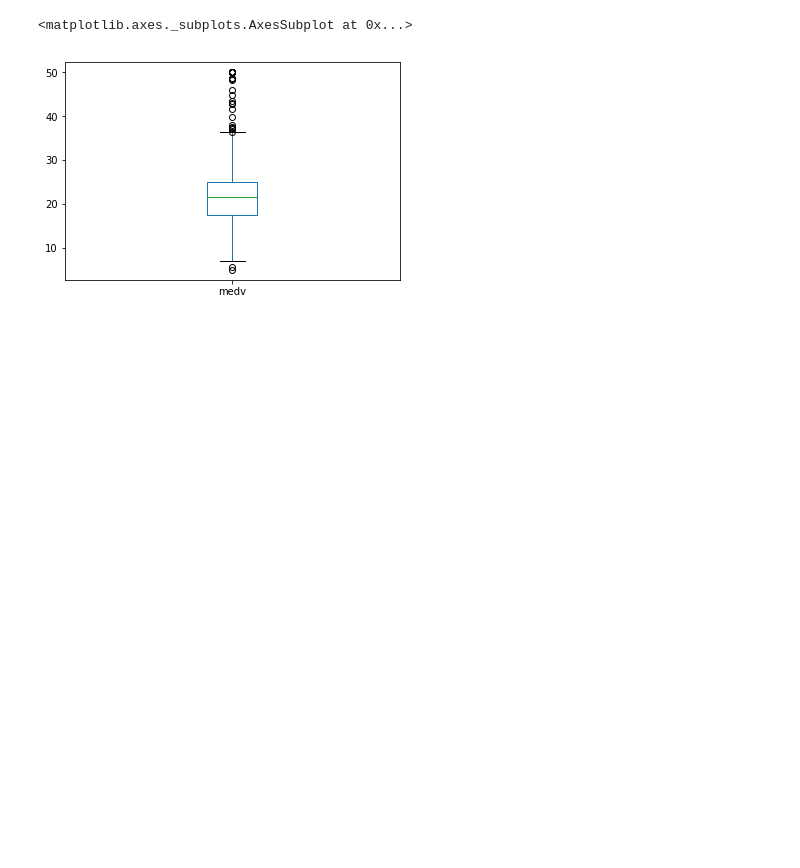
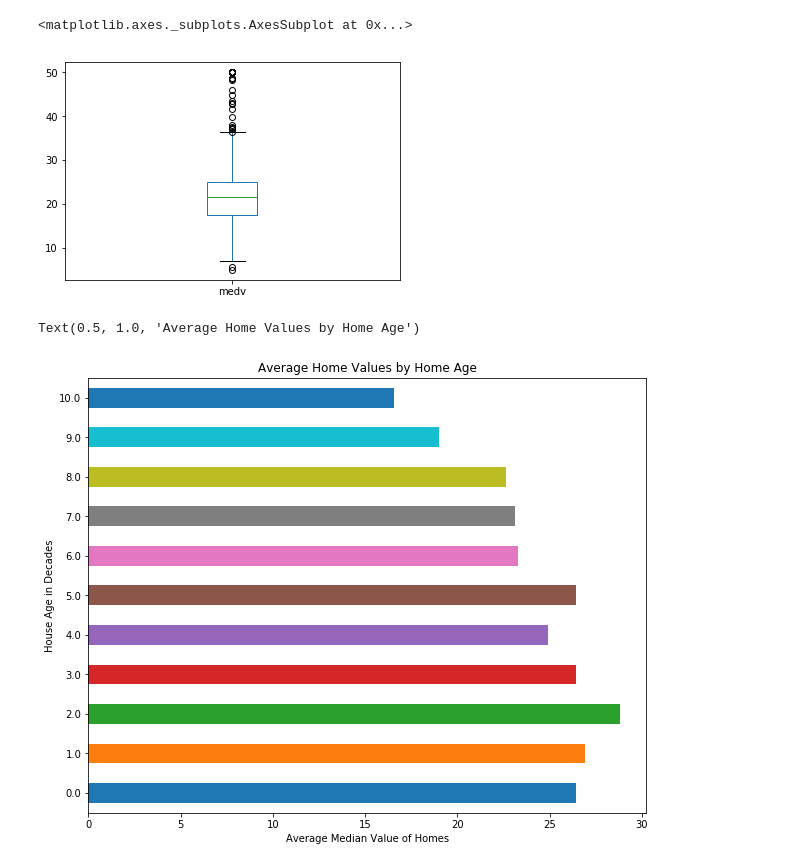
Before and after one commit to TimMango/dsc-project-eda-with-pandas-dc-ds-career-042219, a Jupyter notebook: index.ipynb, the cells around one changed output. Cells and saved outputs as stored; diff of their text form; code cells hidden in the pictures; blank space fills up the shorter version.

```diff
--- a/index.ipynb
+++ b/index.ipynb
@@ -122,3 +122,13 @@ df.medv.plot(kind='box')
 # %% [output]
 <matplotlib.axes._subplots.AxesSubplot at 0x...>
 [figure]
+# %%
+df['decades'] = df.age // 10
+to_plot = df.groupby('decades').medv.mean()
+to_plot.plot(kind='barh', figsize=(10,8))
+plt.ylabel('House Age in Decades')
+plt.xlabel('Average Median Value of Homes')
+plt.title('Average Home Values by Home Age')
+# %% [output]
+Text(0.5, 1.0, 'Average Home Values by Home Age')
+[figure, added]
```
